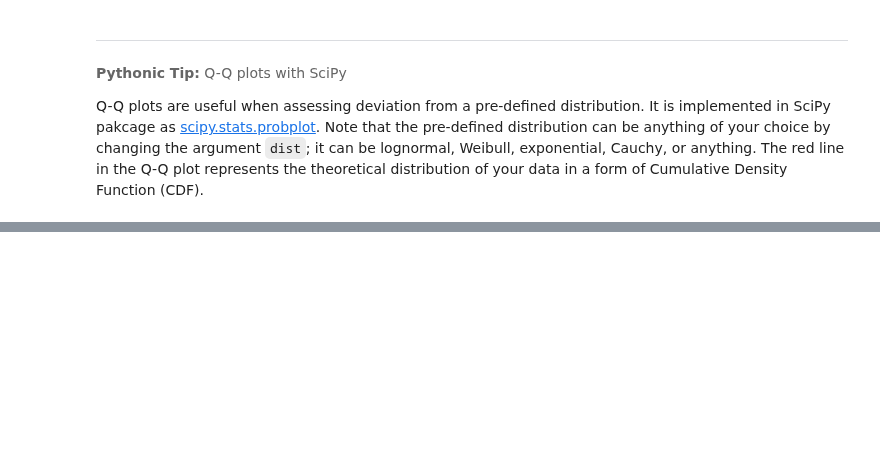
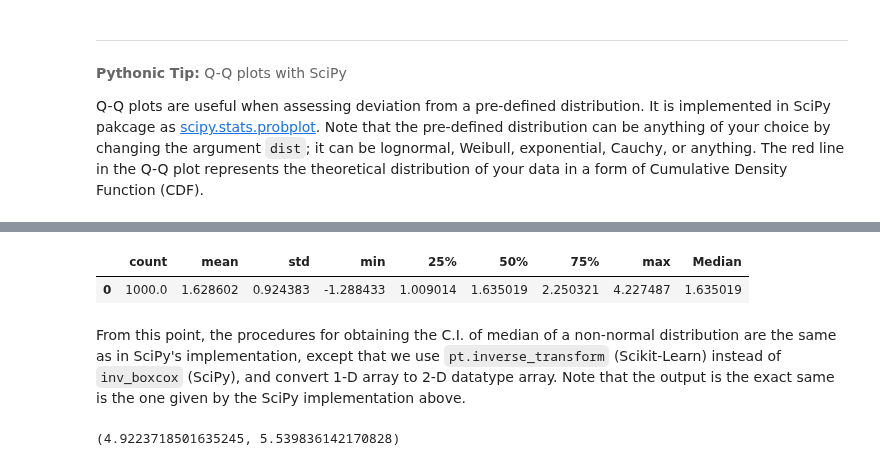
Before and after one commit to aegis4048/aegis4048.github.io, a Jupyter notebook: downloads/notebooks/confidence_interval.ipynb, the cells around one changed output, grey strips where cells are left out. Saved outputs shown, nothing was run; the diff lists cells and outputs as text; code cells hidden in the pictures; blank space fills up the shorter version.

```diff
--- a/downloads/notebooks/confidence_interval.ipynb
+++ b/downloads/notebooks/confidence_interval.ipynb
@@ -2479,0 +2751,5 @@ Since box-cox transform raises a sample to the power of $\lambda$, the scale of
+# %%
+import numpy as np
+
+# convert data type
+x_mat = np.asmatrix(x).T
@@ -2479,0 +2764,22 @@ Since box-cox transform raises a sample to the power of $\lambda$, the scale of
+# %%
+from sklearn.preprocessing import PowerTransformer
+
+# box-cox transform
+pt = PowerTransformer(method='box-cox', standardize=False)
+pt.fit(x_mat)
+xt = pt.transform(x_mat)
+
+# convert data type for plotting
+xt = xt.flatten()
+
+# plot
+fig, axes = plt.subplots(1, 2, figsize=(10, 3))
+axes[0].hist(xt)
+stats.probplot(xt.flatten(), dist=stats.norm, plot=axes[1])
+fig.tight_layout()
+
+# summary statistics
+df = pd.DataFrame(xt).describe().T
+df['Median'] = np.median(xt)
+df
+# %% [output]
@@ -2479,0 +2788,6 @@ Since box-cox transform raises a sample to the power of $\lambda$, the scale of
+|  | count | mean | std | min | 25% | 50% | 75% | max | Median |
+| 0 | 1000.0 | 1.628602 | 0.924383 | -1.288433 | 1.009014 | 1.635019 | 2.250321 | 4.227487 | 1.635019 |
+# %% [markdown]
+<div style="margin-top: -20px"></div>
+
+From this point, the procedures for obtaining the C.I. of median of a non-normal distribution are the same as in SciPy's implementation, except that we use <code>pt.inverse_transform</code> (Scikit-Learn) instead of <code>inv_boxcox</code> (SciPy), and convert 1-D array to 2-D datatype array. Note that the output is the exact same is the one given by the SciPy implementation above.
@@ -2479,0 +2808,4 @@ Since box-cox transform raises a sample to the power of $\lambda$, the scale of
+# %%
+(lo_x, hi_x)
+# %% [output]
+(4.9223718501635245, 5.539836142170828)
```
Also changed, not shown: parts of 26 cells of this notebook, 25 other files.
